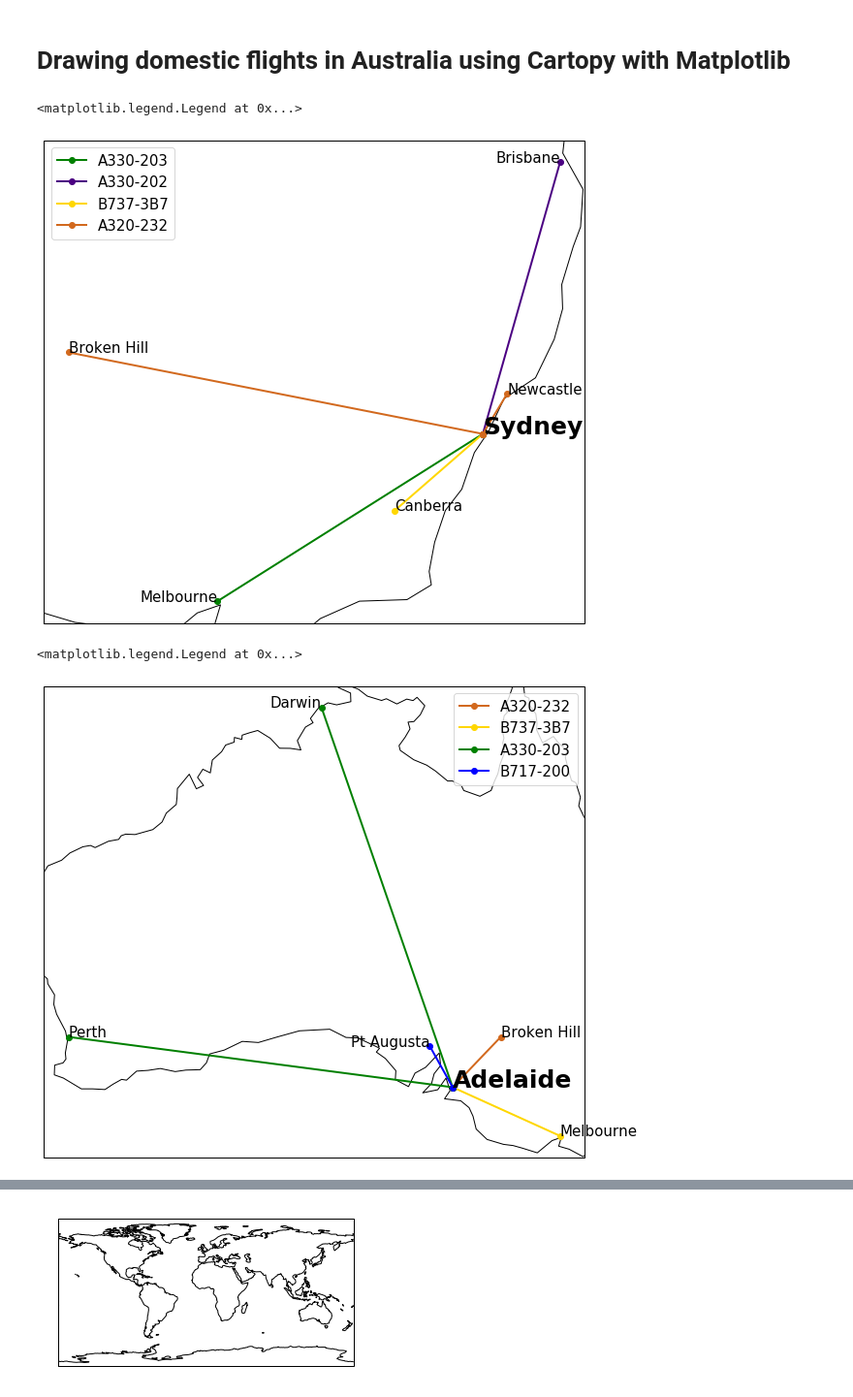
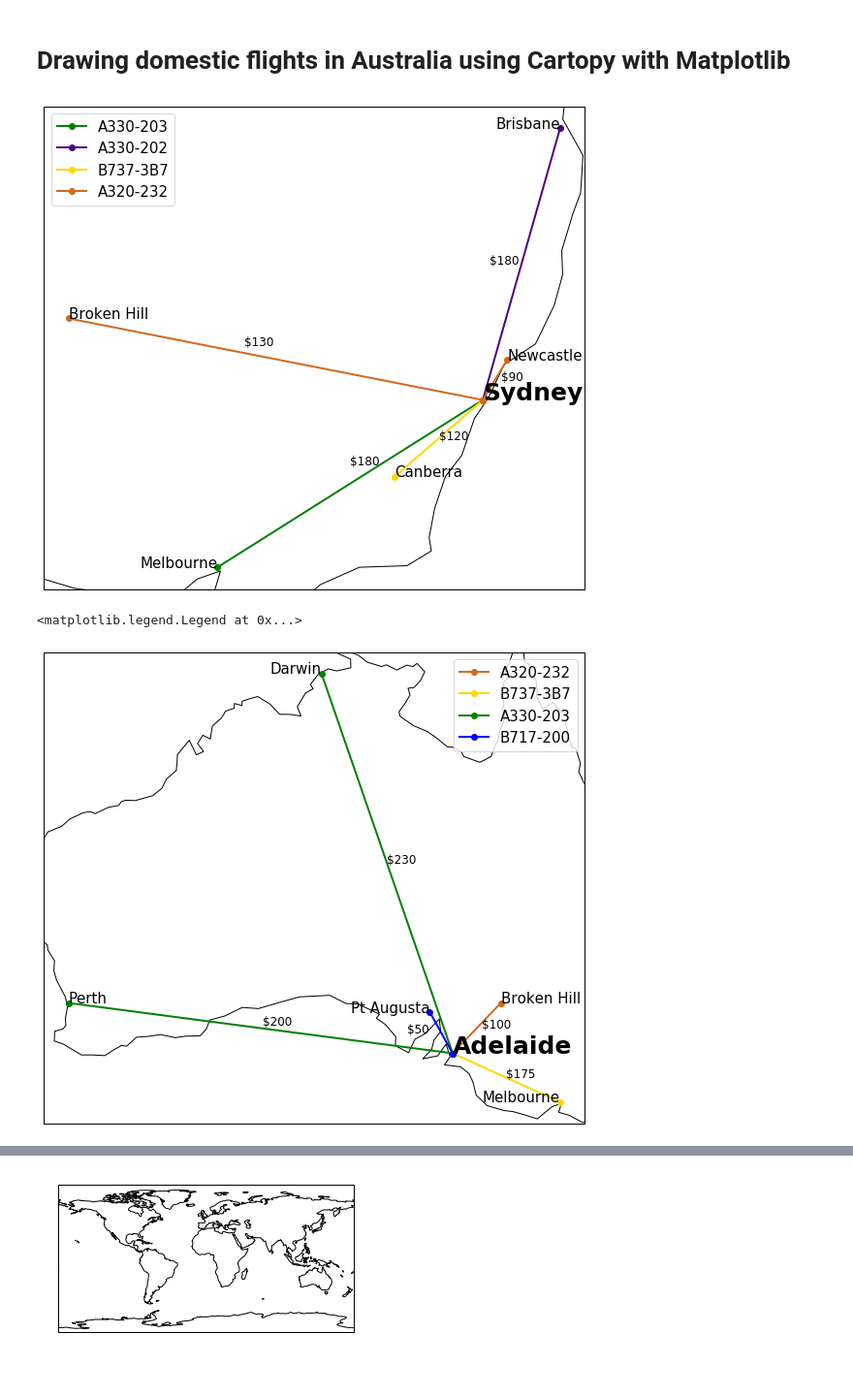
Before and after one commit to tanya072/Analytics-Capstone, a Jupyter notebook: DataVizAss2.ipynb, the cells around one changed output, grey strips where cells are left out. Shown at 97% size. Drawn from its saved outputs; the diff is of its cells as text; code cells hidden in the pictures.

```diff
--- a/DataVizAss2.ipynb
+++ b/DataVizAss2.ipynb
@@ -61,6 +85,8 @@ unique_airports = unique_airports[['from_city', 'from_long', 'from_lat', 'price'
 unique_airports
 # %% [markdown]
 # Drawing domestic flights in Australia using Cartopy with Matplotlib
+# %%
+crs = ccrs.PlateCarree()
 # %%
 
 # Flights from Sydney
@@ -74,7 +100,7 @@ mel_lon, mel_lat = 144.96, -37.81
 bri_lon, bri_lat = 153.03, -27.47
 can_lon, can_lat = 149.13, -35.68
 new_lon, new_lat = 151.78, -32.93
-bro_lon, bro_lat = 141.45, -31.95
+brk_lon, brk_lat = 141.45, -31.95
 
 
 plt.plot([syd_lon, mel_lon], [syd_lat, mel_lat],
@@ -89,7 +115,7 @@ plt.plot([syd_lon, can_lon], [syd_lat, can_lat],
 plt.plot([syd_lon, new_lon], [syd_lat, new_lat],
          color='chocolate', linewidth=2, marker='o', label='A320-232')
 
-plt.plot([syd_lon, bro_lon], [syd_lat, bro_lat],
+plt.plot([syd_lon, brk_lon], [syd_lat, brk_lat],
          color='chocolate', linewidth=2, marker='o')
 
 plt.text(syd_lon, syd_lat, 'Sydney',   fontsize=25, fontweight='bold')
@@ -97,13 +123,19 @@ plt.text(mel_lon, mel_lat, 'Melbourne',horizontalalignment='right', fontsize=15)
 plt.text(bri_lon, bri_lat, 'Brisbane', horizontalalignment='right', fontsize=15)
 plt.text(can_lon, can_lat, 'Canberra', fontsize=15)
 plt.text(new_lon, new_lat, 'Newcastle',fontsize=15)
-plt.text(bro_lon, bro_lat, 'Broken Hill',fontsize=15)
+plt.text(brk_lon, brk_lat, 'Broken Hill',fontsize=15)
 
-#plt.show()
+# Prices labels
+plt.text((syd_lon+mel_lon)/2, (syd_lat+mel_lat)/2.025, '$180', fontsize=12)
+plt.text((syd_lon+bri_lon)/2.01, (syd_lat+bri_lat)/2, '$180', fontsize=12)
+plt.text((syd_lon+new_lon)/1.998, (syd_lat+new_lat)/2, '$90', fontsize=12)
+plt.text((syd_lon+can_lon)/1.9999, (syd_lat+can_lat)/1.999, '$120', fontsize=12)
+plt.text((syd_lon+brk_lon)/2.01, (syd_lat+brk_lat)/2.02, '$130', fontsize=12)
+
 plt.legend(fontsize=15)
+plt.show()
 # %% [output]
-<matplotlib.legend.Legend at 0x...>
-[figure, old version]
+[figure, new version]
 # %%
 # Flights from Adelaide
 
@@ -112,42 +144,45 @@ fig, ax = plt.subplots(
     subplot_kw=dict(projection=crs))
 ax.coastlines()
 
-syd_lon, syd_lat = 151.21, -33.87
+
 mel_lon, mel_lat = 144.96, -37.81
-bri_lon, bri_lat = 153.03, -27.47
-can_lon, can_lat = 149.13, -35.28
-new_lon, new_lat = 151.78, -32.93
-bro_lon, bro_lat = 141.45, -31.95
+brk_lon, brk_lat = 141.45, -31.95
 ade_lon, ade_lat = 138.60, -34.93
 per_lon, per_lat = 115.86, -31.95
 dar_lon, dar_lat = 130.84, -12.46
 pag_lon, pag_lat = 137.25, -32.50
 
 
-plt.plot([ade_lon, bro_lon], [ade_lat, bro_lat],
+plt.plot([ade_lon, brk_lon], [ade_lat, brk_lat],
          color='chocolate', linewidth=2, marker='o',label='A320-232')
 plt.plot([ade_lon, mel_lon], [ade_lat, mel_lat],
          color='gold', linewidth=2, marker='o', label='B737-3B7')
 plt.plot([ade_lon, per_lon], [ade_lat, per_lat],
          color='green', linewidth=2, marker='o', label='A330-203')
 plt.plot([ade_lon, dar_lon], [ade_lat, dar_lat],
          color='green', linewidth=2, marker='o')
 plt.plot([ade_lon, pag_lon], [ade_lat, pag_lat],
          color='blue', linewidth=2, marker='o', label='B717-200')
 
-plt.text(mel_lon, mel_lat, 'Melbourne',fontsize=15)
-plt.text(bro_lon, bro_lat, 'Broken Hill',fontsize=15)
+plt.text(mel_lon, mel_lat, 'Melbourne',fontsize=15, horizontalalignment='right')
+plt.text(brk_lon, brk_lat, 'Broken Hill',fontsize=15)
 plt.text(ade_lon, ade_lat, 'Adelaide',fontsize=25, fontweight='bold')
 plt.text(per_lon, per_lat, 'Perth',fontsize=15)
 plt.text(dar_lon, dar_lat, 'Darwin',horizontalalignment='right', fontsize=15)
 plt.text(pag_lon, pag_lat, 'Pt Augusta', horizontalalignment='right',fontsize=15)
 
+plt.text((ade_lon+mel_lon)/2, (ade_lat+mel_lat)/2, '$175', fontsize=12)
+plt.text((ade_lon+brk_lon)/1.996, (ade_lat+brk_lat)/2, '$100', fontsize=12)
+plt.text((ade_lon+per_lon)/1.998, (ade_lat+per_lat)/2.01, '$200', fontsize=12)
+plt.text((ade_lon+dar_lon)/1.9999, (ade_lat+dar_lat)/1.999, '$230', fontsize=12)
+plt.text((ade_lon+pag_lon)/2.03, (ade_lat+pag_lat)/2, '$50', fontsize=12)
+
 
 #plt.show()
 plt.legend(fontsize=15)
 # %% [output]
 <matplotlib.legend.Legend at 0x...>
-[figure, old version]
+[figure, new version]
 # %%
 # Flights from Melbourne
 fig, ax = plt.subplots(
```
Also changed, not shown: parts of 9 cells of this notebook.
